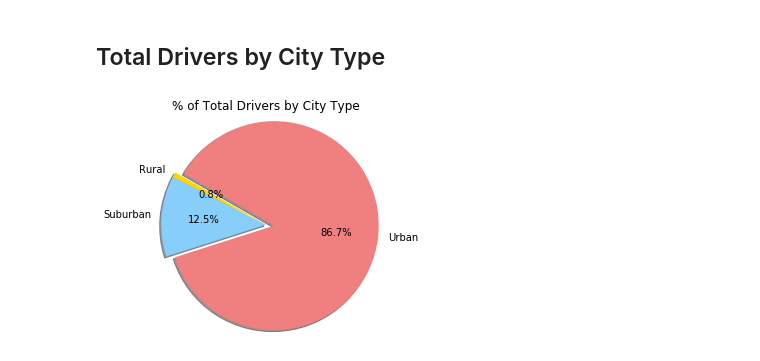
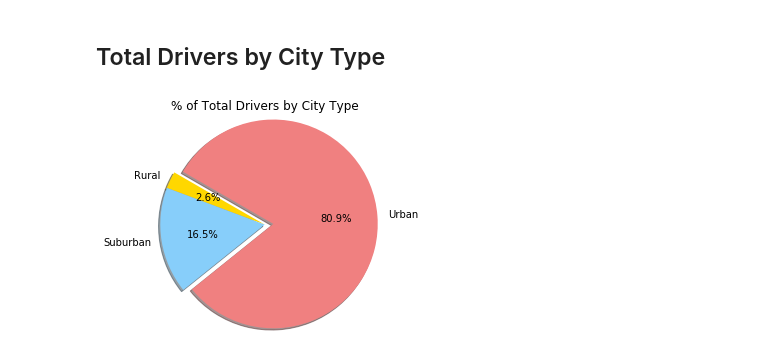
Before and after one commit to wendyguo715/Homework-for-Data-Boot-Camp, a Jupyter notebook: Homework 5 - Matplotlib/Pyber/pyber_starter_finished.ipynb, the cells around one changed output. Saved outputs shown, nothing was run; the diff lists cells and outputs as text; code cells hidden in the pictures.

```diff
--- a/Homework 5 - Matplotlib/Pyber/pyber_starter_finished.ipynb
+++ b/Homework 5 - Matplotlib/Pyber/pyber_starter_finished.ipynb
@@ -111,13 +111,16 @@ plt.show()
 ## Total Drivers by City Type
 # %%
 # Calculate Driver Percents
-driver = city_type["driver_count"].sum()
+df_driver = merge_table[["city","driver_count","type"]]
+df_driver = df_driver.drop_duplicates()
+city_type_driver = df_driver.groupby("type")
+driver = city_type_driver["driver_count"].sum()
 # Build Pie Chart
 plt.pie(driver, explode=explode, labels=labels, colors=colors, autopct="%1.1f%%", shadow=True, startangle=150,radius=1.2)
 plt.title("% of Total Drivers by City Type")
 # Save Figure
 plt.savefig("../Images/totaldrivers_pie.png")
 # Show Figure
 plt.show()
 # %% [output]
-[figure, old version]
+[figure, new version]
```
Also changed, not shown: 1 other file.
